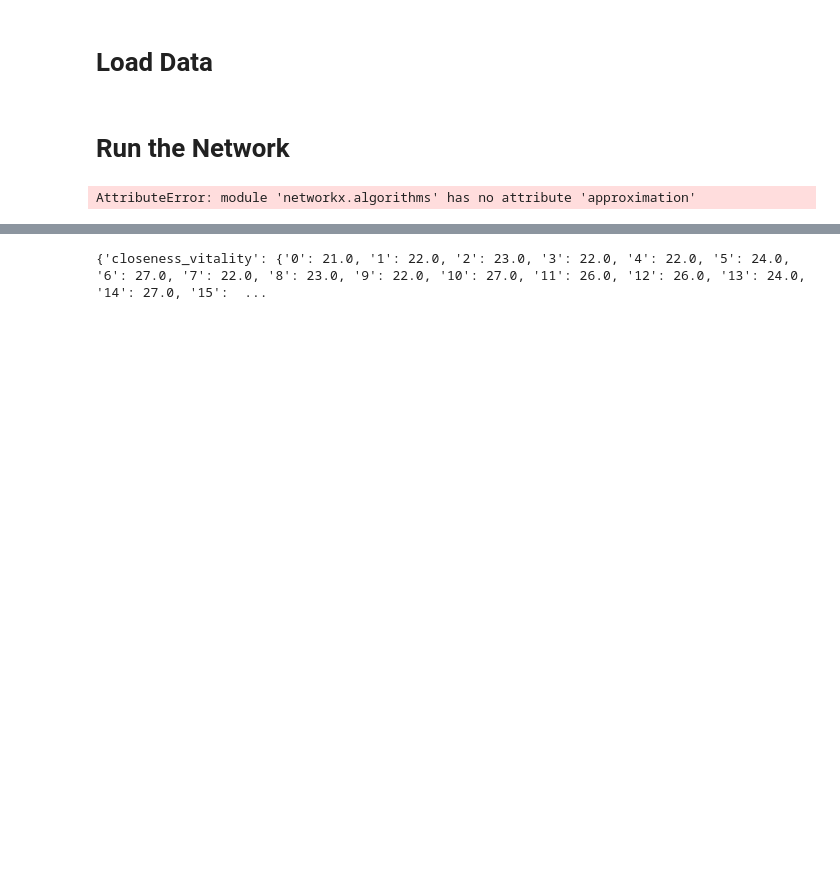
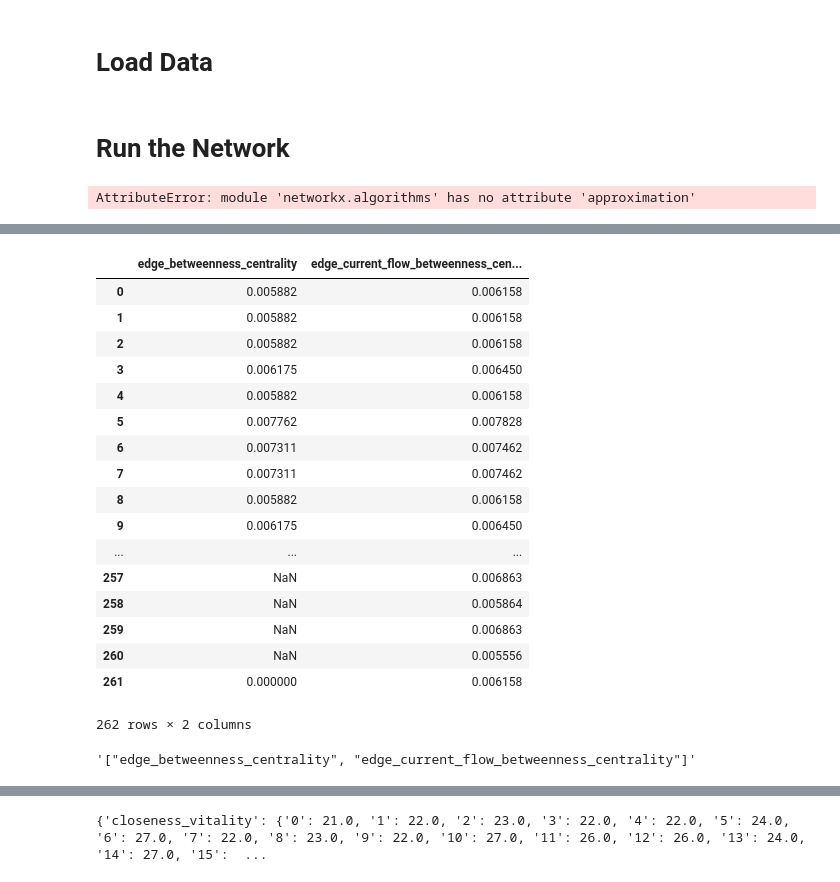
Before and after one commit to tgadf/network, a Jupyter notebook: createNetwork.ipynb, the cells around one changed output, grey strips where cells are left out. Saved outputs shown, nothing was run; the diff lists cells and outputs as text; code cells hidden in the pictures; blank space fills up the shorter version.

Commit message:
New network functions

```diff
--- a/createNetwork.ipynb
+++ b/createNetwork.ipynb
@@ -437,12 +493,13 @@ class driverNetwork(network):
         else:
             raise ValueError("Input trips is None!")
 
-    def create(self):
+    def create(self, debug=False):
         for edgename,edgedata in self.edgeMetrics.items():
             self.addEdge(edgename, edgedata)
         self.updateVertexAttrs(self.vertexMetrics)
         self.update()
         self.collectAttrs()
+        self.networkAttrs = runNetworkAlgorithms(g)
 # %%
 dn = driverNetwork(trips)
 dn.create()
@@ -451,0 +532,10 @@ Creating a driver network with 22 vertices and 203 edges.
+# %%
+df = dn.edgeAttrsDF
+#from pandasUtils import getRowData, castStr
+row = getRowData(df, rownames="('2', '6')")
+#type(df.index[0])
+#df.loc["('0', '1')"]
+#help(getRowData)
+#df.index = castStr(df.index)
+#df.index
+row
@@ -557,0 +636,25 @@ average_neighbor_degree          <class 'dict'>
+# %%
+#idx.reindex = list(g.edges())
+#df = DataFrame(x['Edges'])
+#df.columns.droplevel()
+#df.reindex = list(g.edges())
+df.reset_index(drop=True)
+# %% [output]
+|  | edge_betweenness_centrality | edge_current_flow_betweenness_cen... |
+| 0 | 0.005882 | 0.006158 |
+| 1 | 0.005882 | 0.006158 |
+| 2 | 0.005882 | 0.006158 |
+| 3 | 0.006175 | 0.006450 |
+| 4 | 0.005882 | 0.006158 |
+| 5 | 0.007762 | 0.007828 |
+| 6 | 0.007311 | 0.007462 |
+| 7 | 0.007311 | 0.007462 |
+| 8 | 0.005882 | 0.006158 |
+| 9 | 0.006175 | 0.006450 |
+| ... | ... | ... |
+| 257 | NaN | 0.006863 |
+| 258 | NaN | 0.005864 |
+| 259 | NaN | 0.006863 |
+| 260 | NaN | 0.005556 |
+| 261 | 0.000000 | 0.006158 |
+262 rows × 2 columns
@@ -557,0 +679,9 @@ average_neighbor_degree          <class 'dict'>
+# %%
+#nodeAlgos
+#edgeAlgos
+import json
+json.dumps(edgeAlgos)
+#netAlgos
+#runAlgos(algosToRun, g)
+# %% [output]
+'["edge_betweenness_centrality", "edge_current_flow_betweenness_centrality"]'
```
Also changed, not shown: parts of 72 cells of this notebook, 1 other file.
